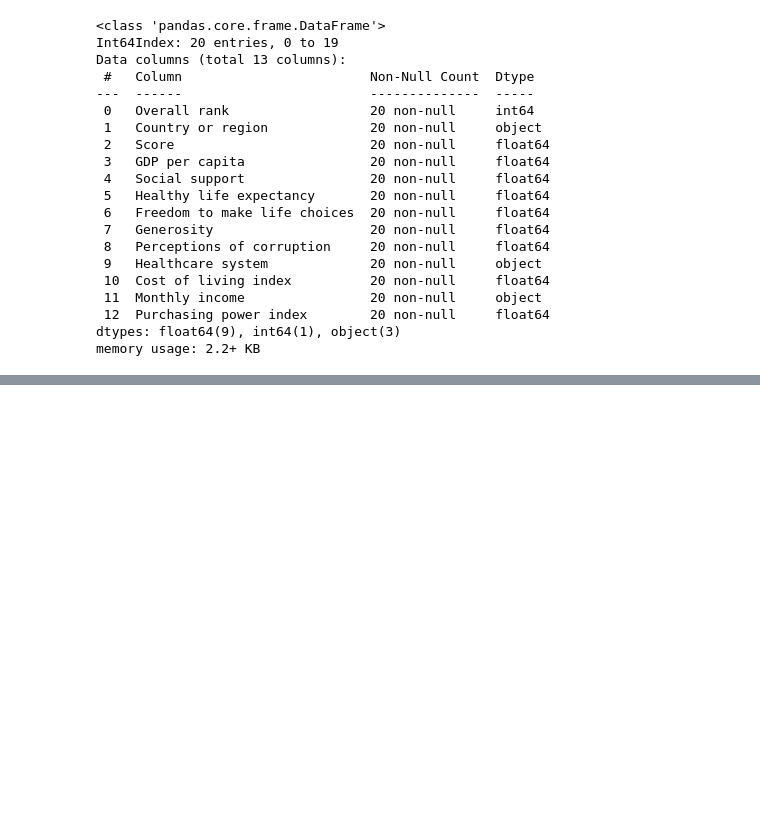
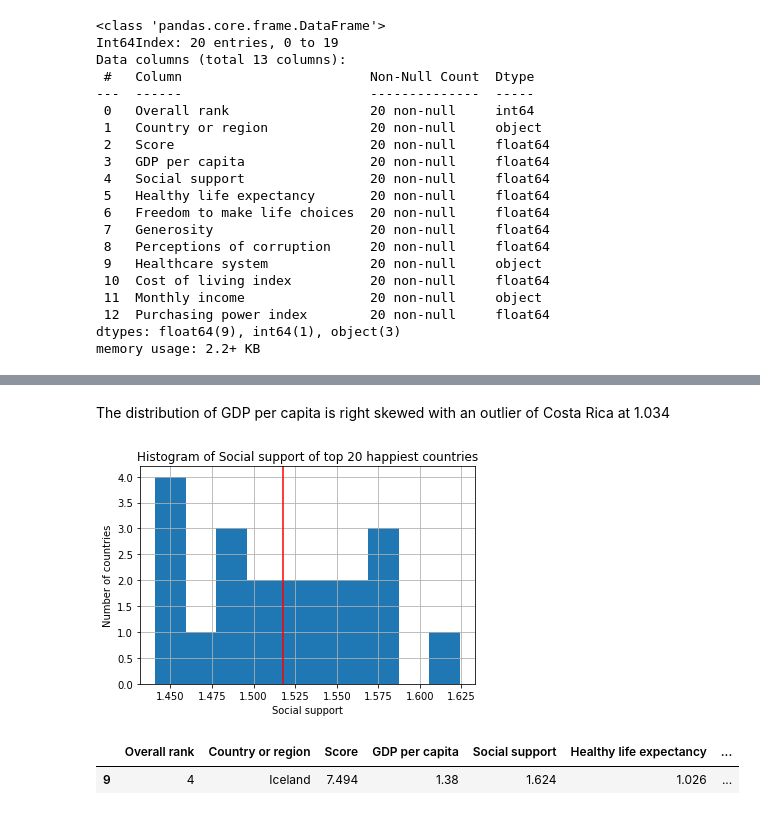
Before and after one commit to KellyWemmer/world_happiness_report, a Jupyter notebook: world_happiness_report.ipynb, the cells around one changed output, grey strips where cells are left out. Cells and saved outputs as stored; diff of their text form; code cells hidden in the pictures; blank space fills up the shorter version.

```diff
--- a/world_happiness_report.ipynb
+++ b/world_happiness_report.ipynb
@@ -340,0 +308,16 @@ df_final
+# %% [markdown]
+The distribution of GDP per capita is right skewed with an outlier of Costa Rica at 1.034
+# %%
+#Histogram of social support
+df_combined['Social support'].hist()
+plt.axvline(x=df_combined['Social support'].mean(), color='red')
+plt.title('Histogram of Social support of top 20 happiest countries')
+plt.xlabel('Social support')
+plt.ylabel('Number of countries');
+# %% [output]
+[figure, added]
+# %%
+df_combined[df_combined['Social support'] > 1.6]
+# %% [output]
+|  | Overall rank | Country or region | Score | GDP per capita | Social support | Healthy life expectancy | ... |
+| 9 | 4 | Iceland | 7.494 | 1.38 | 1.624 | 1.026 | ... |
```
Also changed, not shown: parts of 35 cells of this notebook.
